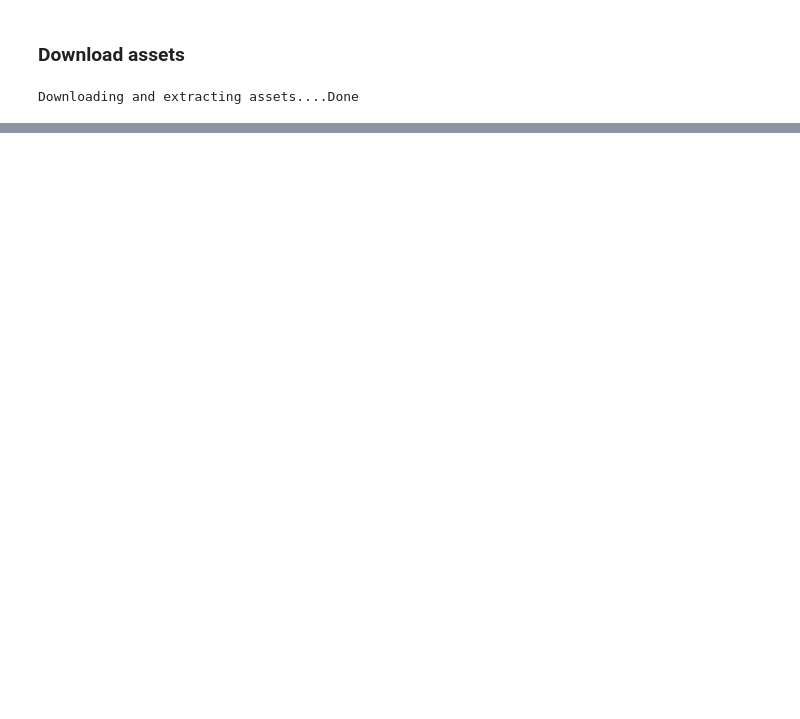
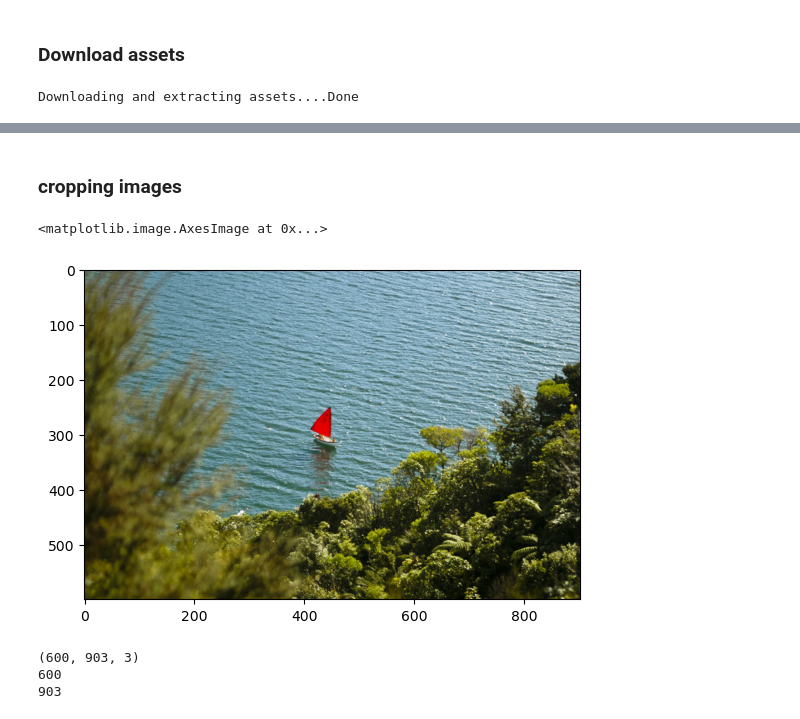
Before and after one commit to playforest/opencv, a Jupyter notebook: notebooks/02-image manipulations.ipynb, the cells around one changed output, grey strips where cells are left out. Cells and saved outputs as stored; diff of their text form; code cells hidden in the pictures; blank space fills up the shorter version.

Commit message:
02 img manipulation resize cropping

```diff
--- a/notebooks/02-image manipulations.ipynb
+++ b/notebooks/02-image manipulations.ipynb
@@ -37,0 +103,19 @@ Downloading and extracting assets....Done
+# %% [markdown]
+### cropping images
+# %%
+# crop by selecting subset of pixels of an image
+img_NZ_bgr = cv2.imread('assets/nb2/New_Zealand_Boat.jpg', cv2.IMREAD_COLOR)
+img_NZ_rgb = img_NZ_bgr[:, :, ::-1]
+
+plt.imshow(img_NZ_rgb)
+# %% [output]
+<matplotlib.image.AxesImage at 0x...>
+[figure, added]
+# %%
+print(img_NZ_rgb.shape)
+print(img_NZ_rgb.shape[0])
+print(img_NZ_rgb.shape[1])
+# %% [output]
+(600, 903, 3)
+600
+903
```
Also changed, not shown: parts of 14 cells of this notebook, 1 other file.
